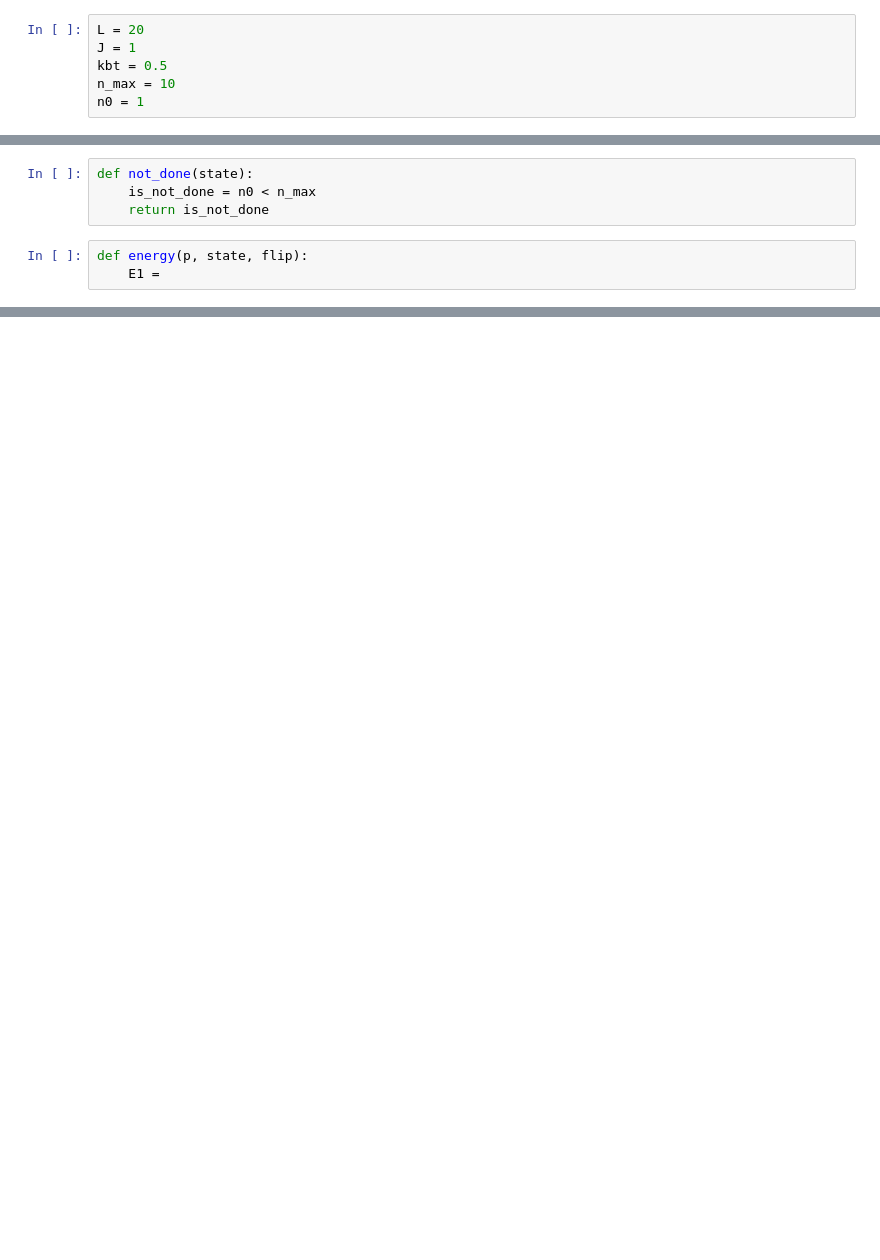
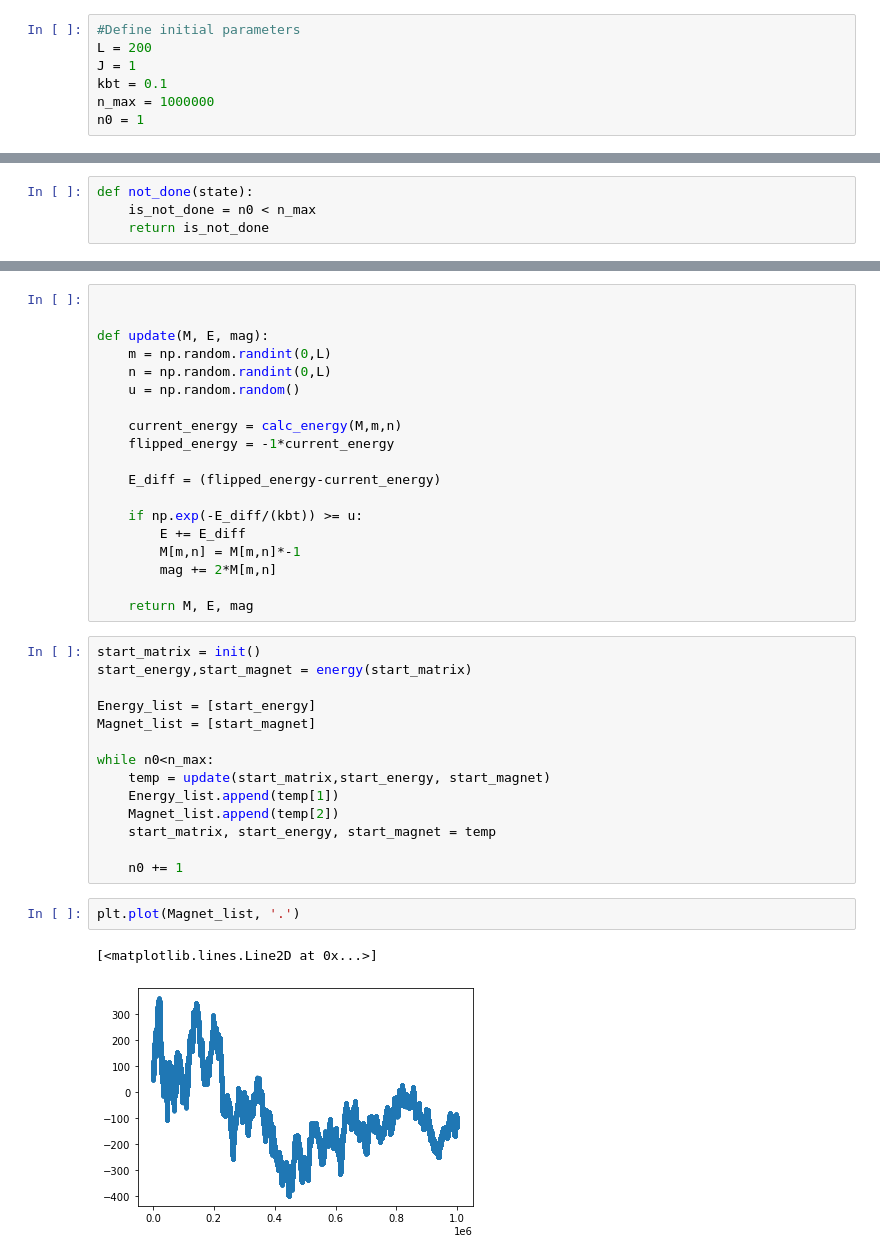
Before and after one commit to akjoelhede/Complex-Physics, a Jupyter notebook: Ising_model.ipynb, the cells around one changed output, grey strips where cells are left out. Cells and saved outputs as stored; diff of their text form; blank space fills up the shorter version.

```diff
--- a/Ising_model.ipynb
+++ b/Ising_model.ipynb
@@ -2,9 +2,10 @@
 import numpy as np
 import matplotlib.pyplot as plt
 # %%
-L = 20
+#Define initial parameters
+L = 200
 J = 1
-kbt = 0.5
-n_max = 10
+kbt = 0.1
+n_max = 1000000
 n0 = 1
 # %%
@@ -20,6 +17,3 @@ plt.imshow(init())
 def not_done(state):
     is_not_done = n0 < n_max
     return is_not_done
-# %%
-def energy(p, state, flip):
-	E1 =
@@ -25,0 +66,38 @@ def energy(p, state, flip):
+# %%
+
+
+def update(M, E, mag):
+	m = np.random.randint(0,L)
+	n = np.random.randint(0,L)
+	u = np.random.random()
+
+	current_energy = calc_energy(M,m,n)
+	flipped_energy = -1*current_energy
+
+	E_diff = (flipped_energy-current_energy)
+
+	if np.exp(-E_diff/(kbt)) >= u:
+		E += E_diff
+		M[m,n] = M[m,n]*-1
+		mag += 2*M[m,n]
+
+	return M, E, mag
+# %%
+start_matrix = init()
+start_energy,start_magnet = energy(start_matrix)
+
+Energy_list = [start_energy]
+Magnet_list = [start_magnet]
+
+while n0<n_max:
+	temp = update(start_matrix,start_energy, start_magnet)
+	Energy_list.append(temp[1])
+	Magnet_list.append(temp[2])
+	start_matrix, start_energy, start_magnet = temp
+
+	n0 += 1
+# %%
+plt.plot(Magnet_list, '.')
+# %% [output]
+[<matplotlib.lines.Line2D at 0x...>]
+[figure, added]
```
Also changed, not shown: parts of 8 cells of this notebook.
